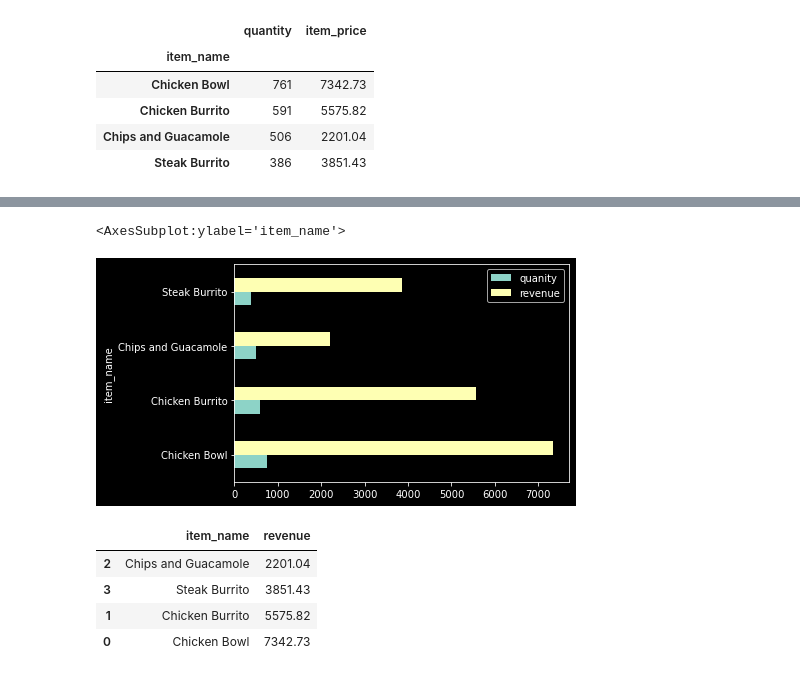
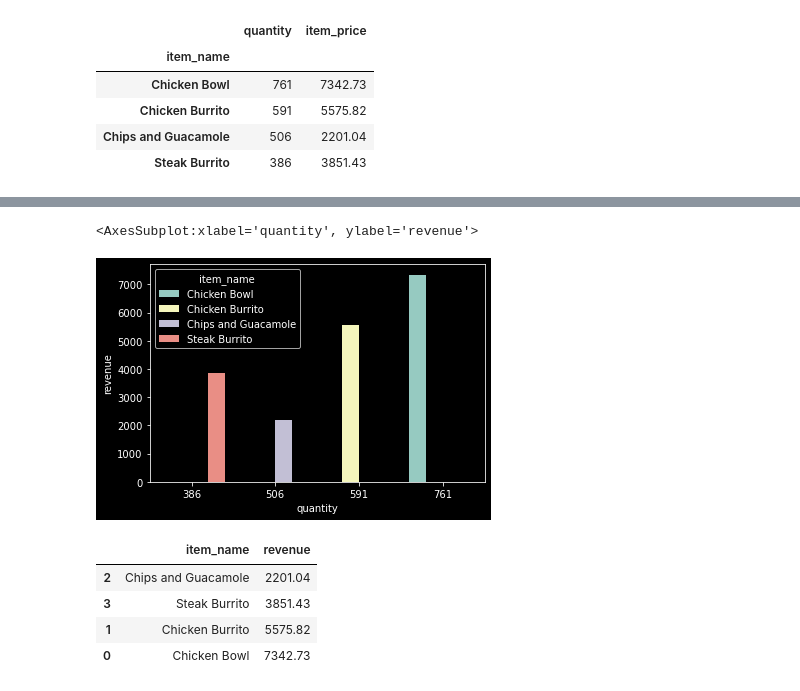
Before and after one commit to Ken-Alviola/numpy-pandas-visualization-exercises, a Jupyter notebook: seaborn_exercises.ipynb, the cells around one changed output, grey strips where cells are left out. Drawn from its saved outputs; the diff is of its cells as text; code cells hidden in the pictures.

```diff
--- a/seaborn_exercises.ipynb
+++ b/seaborn_exercises.ipynb
@@ -262,12 +262,12 @@ top4
 | Chicken Burrito | 591 | 5575.82 |
 | Chips and Guacamole | 506 | 2201.04 |
 | Steak Burrito | 386 | 3851.43 |
-# %%
-#seaborn doesn't display top4 correctly with the item names as index
-top4.plot.barh()
-# %% [output]
-<AxesSubplot:ylabel='item_name'>
-[figure, removed]
+# %%
+
+sns.barplot(data = top4, x='quantity',y='revenue',hue=top4.index)
+# %% [output]
+<AxesSubplot:xlabel='quantity', ylabel='revenue'>
+[figure, added]
 # %%
 #created new dataframe with item_name as new column instead of index
 top4 = pd.DataFrame({'item_name':top4.index.tolist(),'revenue':top4.revenue.tolist()})
```
Also changed, not shown: parts of 1 cell of this notebook.
